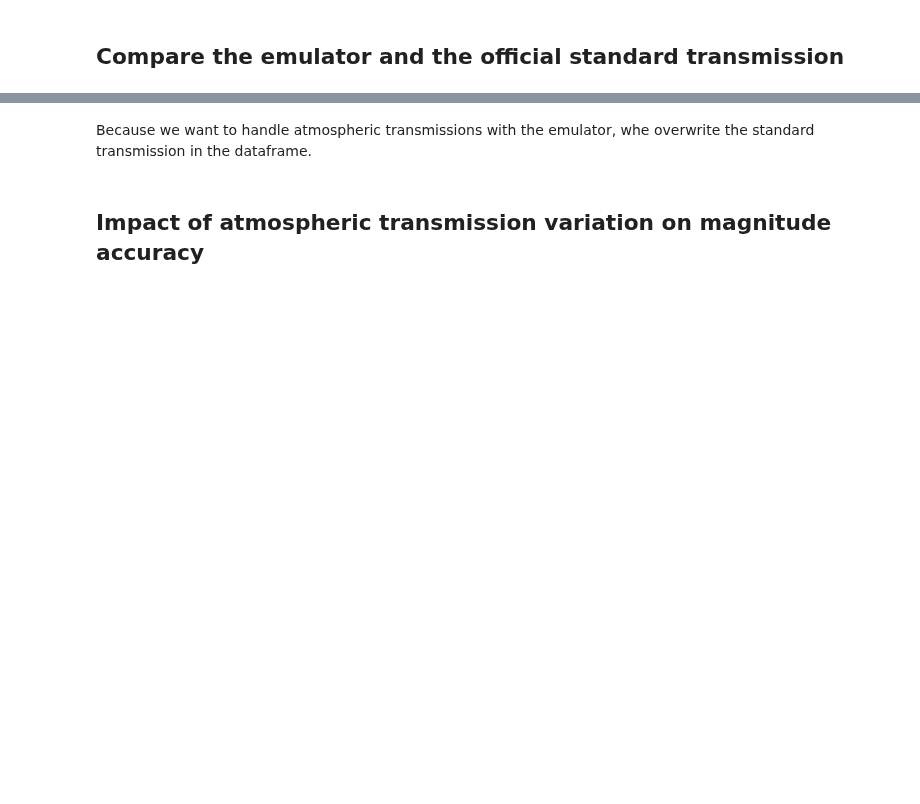
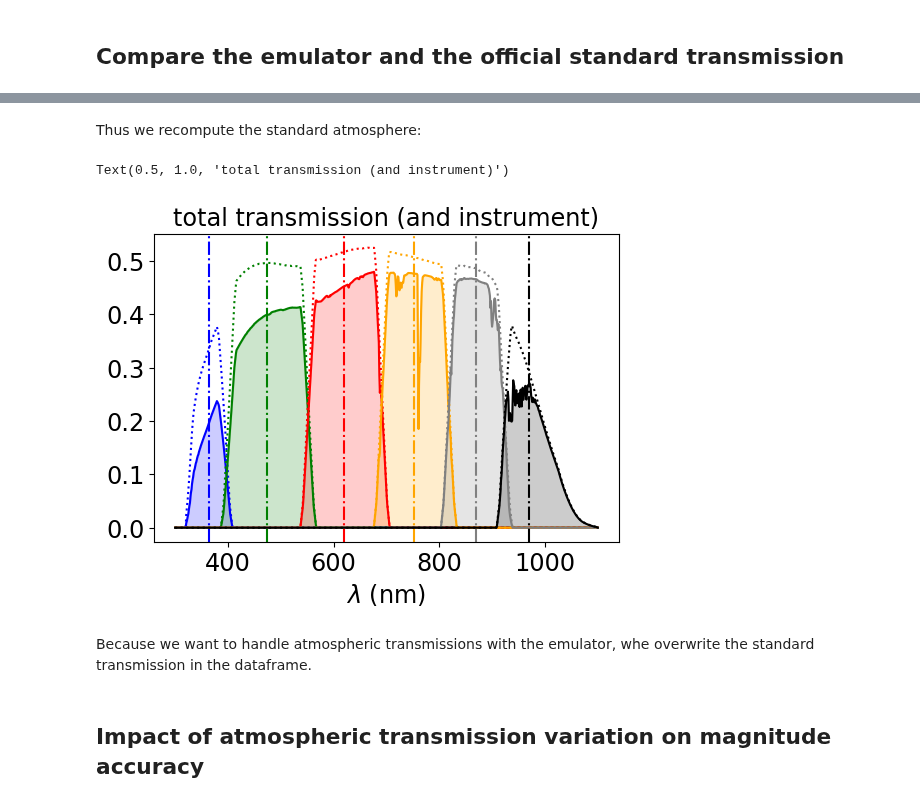
Before and after one commit to sylvielsstfr/RubinLSSTPhotometricCorrTuto, a Jupyter notebook: notebooks/01_AtmosphericParamExtraction/01a_IntroAtmosphericTransparency.ipynb, the cells around one changed output, grey strips where cells are left out. Drawn from its saved outputs; the diff is of its cells as text; code cells hidden in the pictures; blank space fills up the shorter version.

```diff
--- a/notebooks/01_AtmosphericParamExtraction/01a_IntroAtmosphericTransparency.ipynb
+++ b/notebooks/01_AtmosphericParamExtraction/01a_IntroAtmosphericTransparency.ipynb
@@ -317,3 +304,42 @@ This can be checked and corrected.
+# %% [markdown]
+Thus we recompute the standard atmosphere:
+# %%
+am0 =1.20    # airmass
+pwv0 = 5.0  # Precipitable water vapor vertical column depth in mm
+oz0 = 300.  # Ozone vertical column depth in Dobson Unit (DU)
+ncomp=1     # Number of aerosol components
+taus= [0.04]# Vertical Aerosol depth (VAOD)
+betas = [-1]# Aerosol Angstrom exponent
+# %%
+# Define the standard atmosphere as the one given by the emulator
+transm_atm_emul = emul.GetAllTransparencies(WL,am0,pwv0,oz0,ncomp=ncomp, taus=taus, betas=betas, flagAerosols=True)
+df_std["atm"] = transm_atm_emul
+fig, axs = plt.subplots(1,1,figsize=(6,4))
+# loop on filter
+for index in range(NFILT):
+
+    # get instrumental throughput
+    tag2 = "inst_"+filter_tagnames[index] # tagname meaning the instrumental transmission
+    throughput = df_std[tag2] # save the throughput for later use in dataframe
+
+    tag1="tot_"+filter_tagnames[index]
+
+    # filter throughput including atm extracted from pandas dataframe
+    tag1="tot_"+filter_tagnames[index]
+    throughput_x_atm = df_std[tag2].values * df_std["atm"].values
+    df_std[tag1] = throughput_x_atm
+
+    axs.plot(WL,throughput,':',color=filter_color[index])
+
+    axs.plot(WL,throughput_x_atm,color=filter_color[index])
+    axs.fill_between(WL,throughput_x_atm,color=filter_color[index],alpha=0.2)
+    axs.axvline(FILTERWL[index,2],color=filter_color[index],linestyle="-.")
+
+axs.set_xlabel("$\\lambda$ (nm)")
+axs.set_title("total transmission (and instrument)")
+# %% [output]
+Text(0.5, 1.0, 'total transmission (and instrument)')
+[figure, added]
 # %% [markdown]
 Because we want to handle atmospheric transmissions with the emulator, whe overwrite the standard transmission in the dataframe.
 # %%
```
Also changed, not shown: parts of 24 cells of this notebook, 4 other files.
